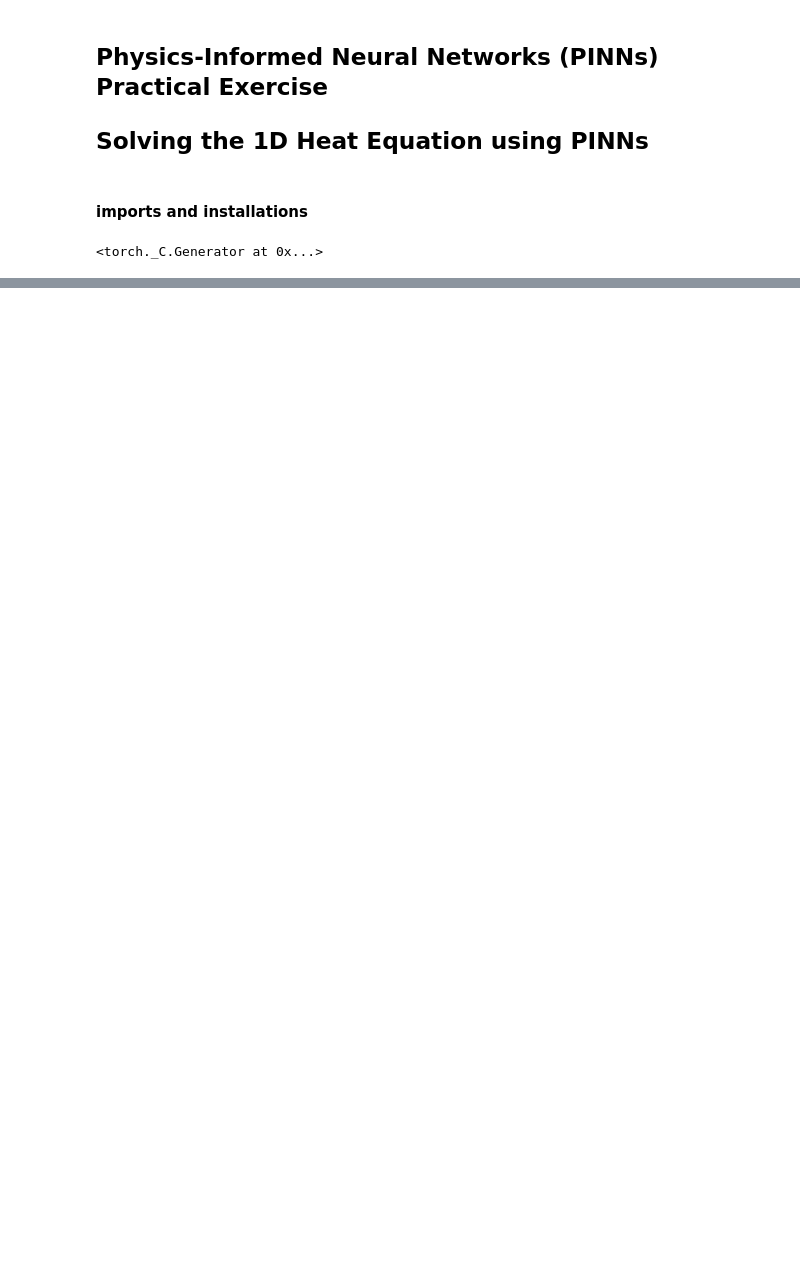
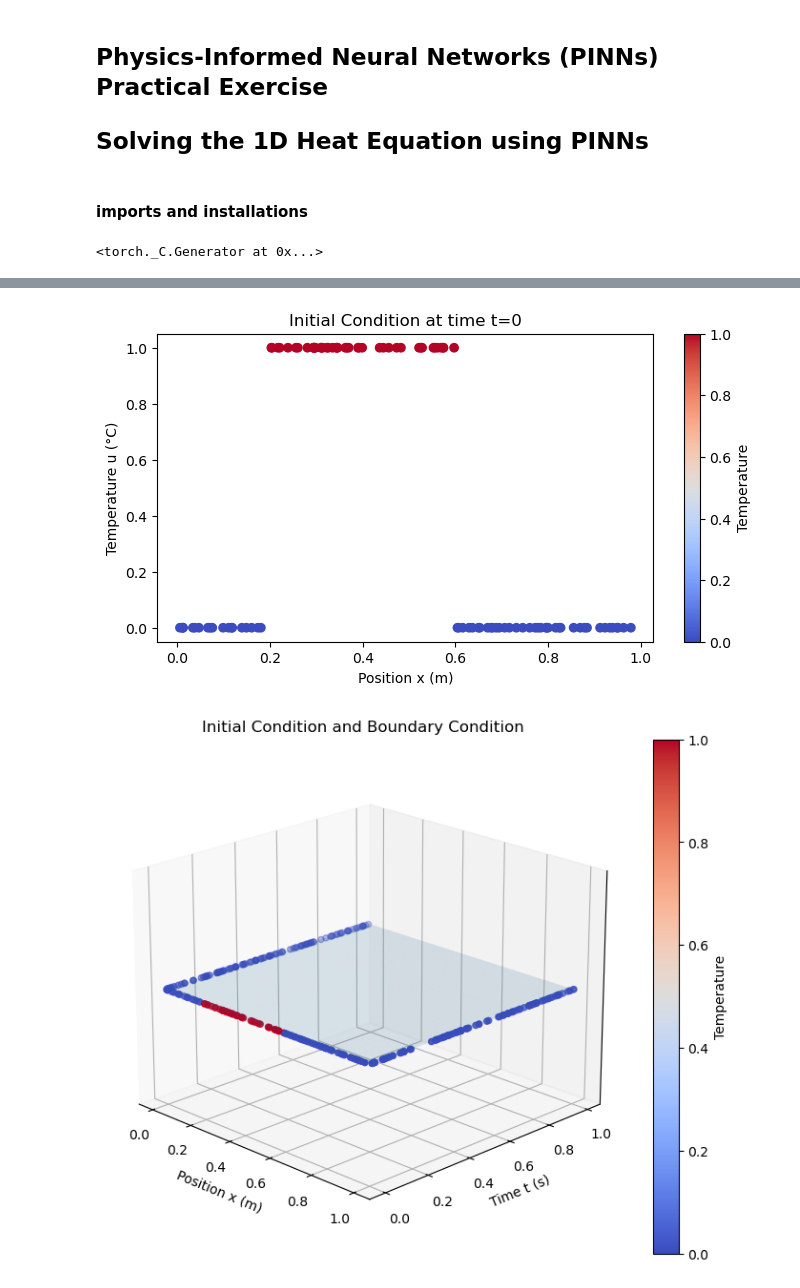
Before and after one commit to imriaharoni/PINN_Workshop, a Jupyter notebook: PINN_1D_Heat_Eq_Workshop_V2.ipynb, the cells around one changed output, grey strips where cells are left out. Cells and saved outputs as stored; diff of their text form; code cells hidden in the pictures; blank space fills up the shorter version.

```diff
--- a/PINN_1D_Heat_Eq_Workshop_V2.ipynb
+++ b/PINN_1D_Heat_Eq_Workshop_V2.ipynb
@@ -61,3 +135,9 @@ def boundary_condition(x,t, boundary_value):
+# %%
+
+plot_IC_BC(num_domain_points, num_boundary_points, initial_condition=i_c_block)
+# %% [output]
+[figure, added]
+[figure, added]
 # %%
 class PINN(nn.Module):
     def __init__(self):
```
Also changed, not shown: parts of 13 cells of this notebook, 7 other files.
